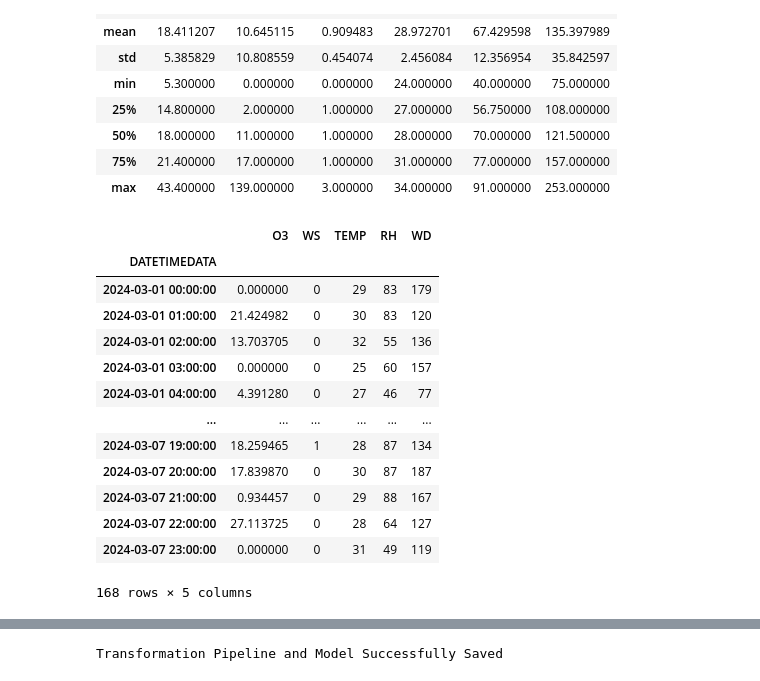
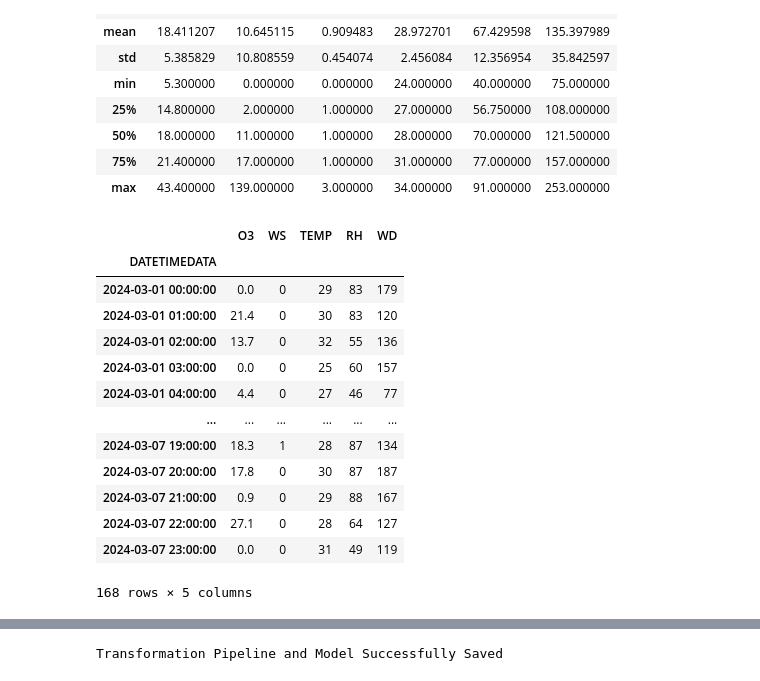
Before and after one commit to Pikcolo/team_project, a Jupyter notebook: model_pm25_regression_simulate.ipynb, the cells around one changed output, grey strips where cells are left out. Drawn from its saved outputs; the diff is of its cells as text; code cells hidden in the pictures.

Commit message:
fix future_data

```diff
--- a/model_pm25_regression_simulate.ipynb
+++ b/model_pm25_regression_simulate.ipynb
@@ -305,36 +306,37 @@ data.describe()
 # %%
 future_date_range = pd.date_range(name='DATETIMEDATA',start='2024-03-01 00:00:00', end='2024-03-07 23:00:00', freq='H')
 
 future_data = pd.DataFrame(index=future_date_range, columns=['O3', 'WS', 'TEMP', 'RH', 'WD'])
 
 for col in future_data.columns:
     col_mean = data[col].mean()
     col_std = data[col].std()
 
     sampled_data = np.random.normal(col_mean, col_std, size=future_data.shape[0])
 
     if col != 'TEMP':
         sampled_data[sampled_data < 0] = 0
 
     future_data[col] = sampled_data
 
+future_data[['O3']] = future_data[['O3']].round(1)
 future_data[['WS', 'TEMP', 'RH', 'WD']] = future_data[['WS', 'TEMP', 'RH', 'WD']].astype(int)
 
 future_data
 # %% [output]
 |  | O3 | WS | TEMP | RH | WD |
 | DATETIMEDATA |  |  |  |  |  |
-| 2024-03-01 00:00:00 | 0.000000 | 0 | 29 | 83 | 179 |
-| 2024-03-01 01:00:00 | 21.424982 | 0 | 30 | 83 | 120 |
-| 2024-03-01 02:00:00 | 13.703705 | 0 | 32 | 55 | 136 |
-| 2024-03-01 03:00:00 | 0.000000 | 0 | 25 | 60 | 157 |
-| 2024-03-01 04:00:00 | 4.391280 | 0 | 27 | 46 | 77 |
+| 2024-03-01 00:00:00 | 0.0 | 0 | 29 | 83 | 179 |
+| 2024-03-01 01:00:00 | 21.4 | 0 | 30 | 83 | 120 |
+| 2024-03-01 02:00:00 | 13.7 | 0 | 32 | 55 | 136 |
+| 2024-03-01 03:00:00 | 0.0 | 0 | 25 | 60 | 157 |
+| 2024-03-01 04:00:00 | 4.4 | 0 | 27 | 46 | 77 |
 | ... | ... | ... | ... | ... | ... |
-| 2024-03-07 19:00:00 | 18.259465 | 1 | 28 | 87 | 134 |
-| 2024-03-07 20:00:00 | 17.839870 | 0 | 30 | 87 | 187 |
-| 2024-03-07 21:00:00 | 0.934457 | 0 | 29 | 88 | 167 |
-| 2024-03-07 22:00:00 | 27.113725 | 0 | 28 | 64 | 127 |
-| 2024-03-07 23:00:00 | 0.000000 | 0 | 31 | 49 | 119 |
+| 2024-03-07 19:00:00 | 18.3 | 1 | 28 | 87 | 134 |
+| 2024-03-07 20:00:00 | 17.8 | 0 | 30 | 87 | 187 |
+| 2024-03-07 21:00:00 | 0.9 | 0 | 29 | 88 | 167 |
+| 2024-03-07 22:00:00 | 27.1 | 0 | 28 | 64 | 127 |
+| 2024-03-07 23:00:00 | 0.0 | 0 | 31 | 49 | 119 |
 168 rows × 5 columns
 # %%
 predictions_future = predict_model(final_best, data=future_data)
```
Also changed, not shown: parts of 4 cells of this notebook, 1 other file.
